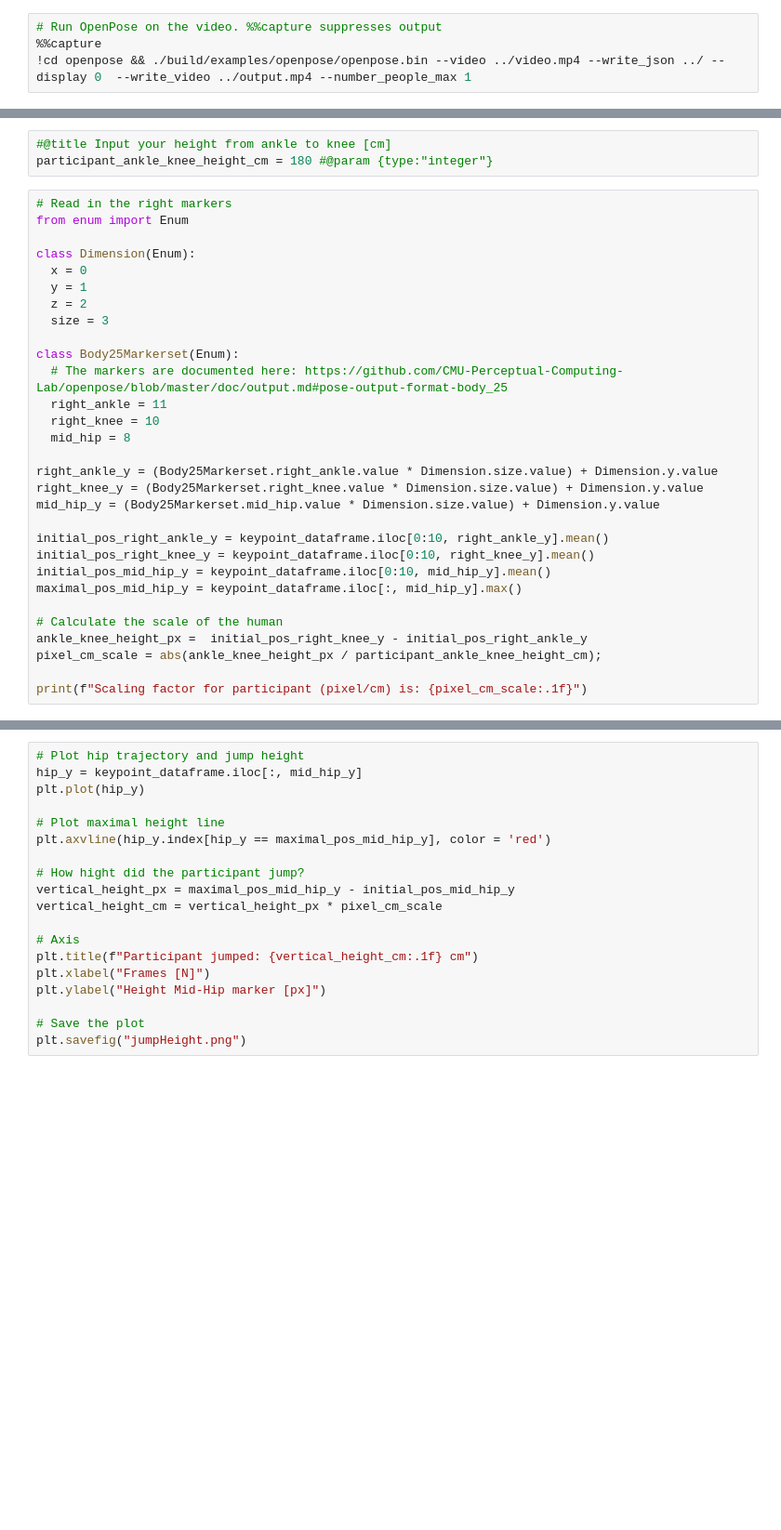
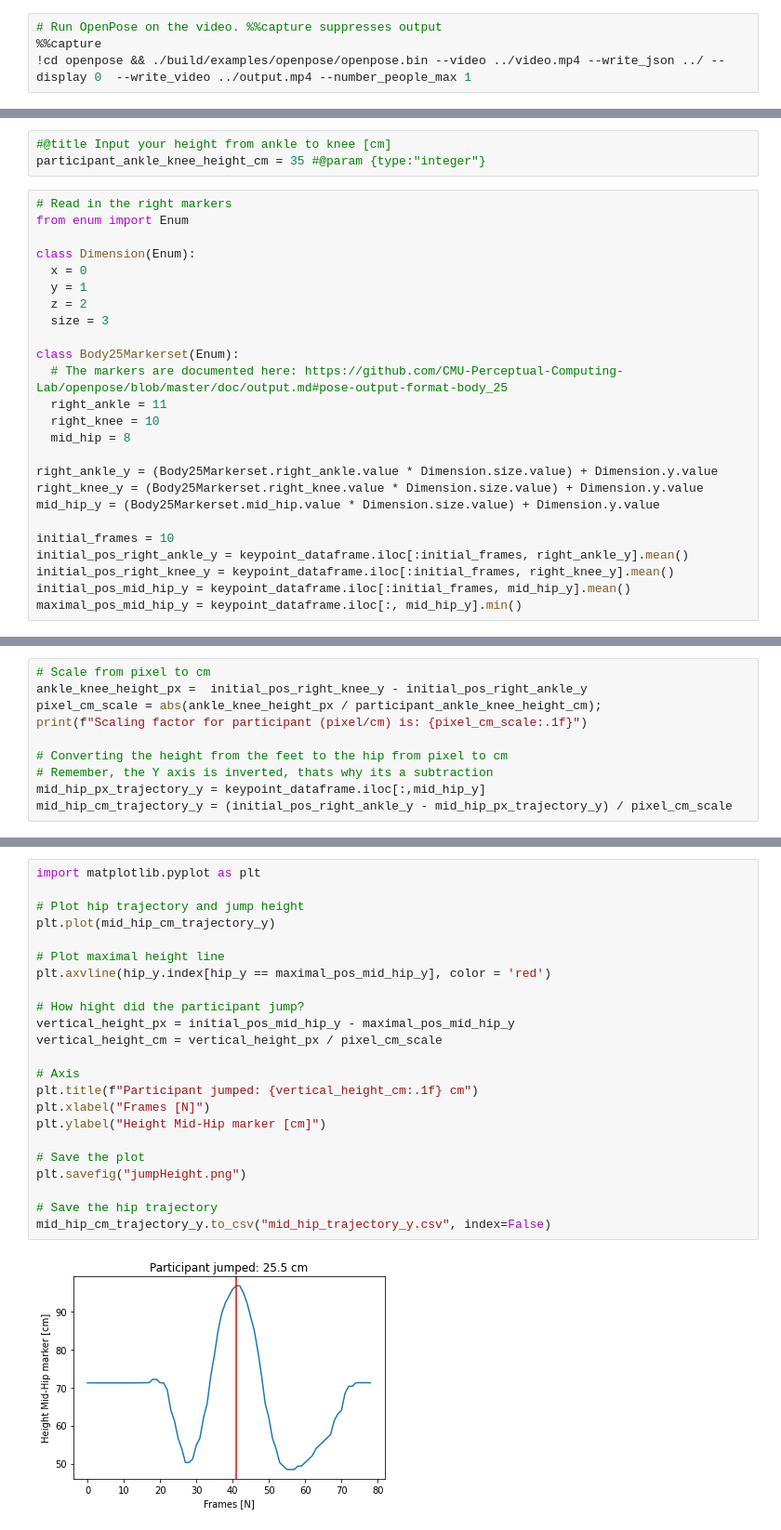
Before and after one commit to footballdaniel/openposejump, a Jupyter notebook: ExtractPose.ipynb, the cells around one changed output, grey strips where cells are left out. Shown at 93% size. Saved outputs shown, nothing was run; the diff lists cells and outputs as text; blank space fills up the shorter version.

Commit message:
Change plot to cm

```diff
--- a/ExtractPose.ipynb
+++ b/ExtractPose.ipynb
@@ -80,6 +80,6 @@ keypoint_dataframe.to_csv("keypoint_dataframe.csv")
 # %%
 #@title Input your height from ankle to knee [cm]
-participant_ankle_knee_height_cm = 180 #@param {type:"integer"}
+participant_ankle_knee_height_cm = 35 #@param {type:"integer"}
 # %%
 # Read in the right markers
 from enum import Enum
@@ -100,13 +100,8 @@ right_ankle_y = (Body25Markerset.right_ankle.value * Dimension.size.value) + Dim
 right_knee_y = (Body25Markerset.right_knee.value * Dimension.size.value) + Dimension.y.value
 mid_hip_y = (Body25Markerset.mid_hip.value * Dimension.size.value) + Dimension.y.value
 
-initial_pos_right_ankle_y = keypoint_dataframe.iloc[0:10, right_ankle_y].mean()
-initial_pos_right_knee_y = keypoint_dataframe.iloc[0:10, right_knee_y].mean()
-initial_pos_mid_hip_y = keypoint_dataframe.iloc[0:10, mid_hip_y].mean()
-maximal_pos_mid_hip_y = keypoint_dataframe.iloc[:, mid_hip_y].max()
-
-# Calculate the scale of the human
-ankle_knee_height_px =  initial_pos_right_knee_y - initial_pos_right_ankle_y
-pixel_cm_scale = abs(ankle_knee_height_px / participant_ankle_knee_height_cm);
-
-print(f"Scaling factor for participant (pixel/cm) is: {pixel_cm_scale:.1f}")
+initial_frames = 10
+initial_pos_right_ankle_y = keypoint_dataframe.iloc[:initial_frames, right_ankle_y].mean()
+initial_pos_right_knee_y = keypoint_dataframe.iloc[:initial_frames, right_knee_y].mean()
+initial_pos_mid_hip_y = keypoint_dataframe.iloc[:initial_frames, mid_hip_y].mean()
+maximal_pos_mid_hip_y = keypoint_dataframe.iloc[:, mid_hip_y].min()
@@ -112,0 +122,10 @@ print(f"Scaling factor for participant (pixel/cm) is: {pixel_cm_scale:.1f}")
+# %%
+# Scale from pixel to cm
+ankle_knee_height_px =  initial_pos_right_knee_y - initial_pos_right_ankle_y
+pixel_cm_scale = abs(ankle_knee_height_px / participant_ankle_knee_height_cm);
+print(f"Scaling factor for participant (pixel/cm) is: {pixel_cm_scale:.1f}")
+
+# Converting the height from the feet to the hip from pixel to cm
+# Remember, the Y axis is inverted, thats why its a subtraction
+mid_hip_px_trajectory_y = keypoint_dataframe.iloc[:,mid_hip_y]
+mid_hip_cm_trajectory_y = (initial_pos_right_ankle_y - mid_hip_px_trajectory_y) / pixel_cm_scale
@@ -113,22 +134,28 @@ print(f"Scaling factor for participant (pixel/cm) is: {pixel_cm_scale:.1f}")
 # %%
+import matplotlib.pyplot as plt
+
 # Plot hip trajectory and jump height
-hip_y = keypoint_dataframe.iloc[:, mid_hip_y]
-plt.plot(hip_y)
+plt.plot(mid_hip_cm_trajectory_y)
 
 # Plot maximal height line
 plt.axvline(hip_y.index[hip_y == maximal_pos_mid_hip_y], color = 'red')
 
 # How hight did the participant jump?
-vertical_height_px = maximal_pos_mid_hip_y - initial_pos_mid_hip_y
-vertical_height_cm = vertical_height_px * pixel_cm_scale
+vertical_height_px = initial_pos_mid_hip_y - maximal_pos_mid_hip_y
+vertical_height_cm = vertical_height_px / pixel_cm_scale
 
 # Axis
 plt.title(f"Participant jumped: {vertical_height_cm:.1f} cm")
 plt.xlabel("Frames [N]")
-plt.ylabel("Height Mid-Hip marker [px]")
+plt.ylabel("Height Mid-Hip marker [cm]")
 
 # Save the plot
 plt.savefig("jumpHeight.png")
+
+# Save the hip trajectory
+mid_hip_cm_trajectory_y.to_csv("mid_hip_trajectory_y.csv", index=False)
+# %% [output]
+[figure, added]
 # %%
 # Download the video file with the overlaid body pose
 files.download("output.mp4")
```
Also changed, not shown: parts of 5 cells of this notebook.
